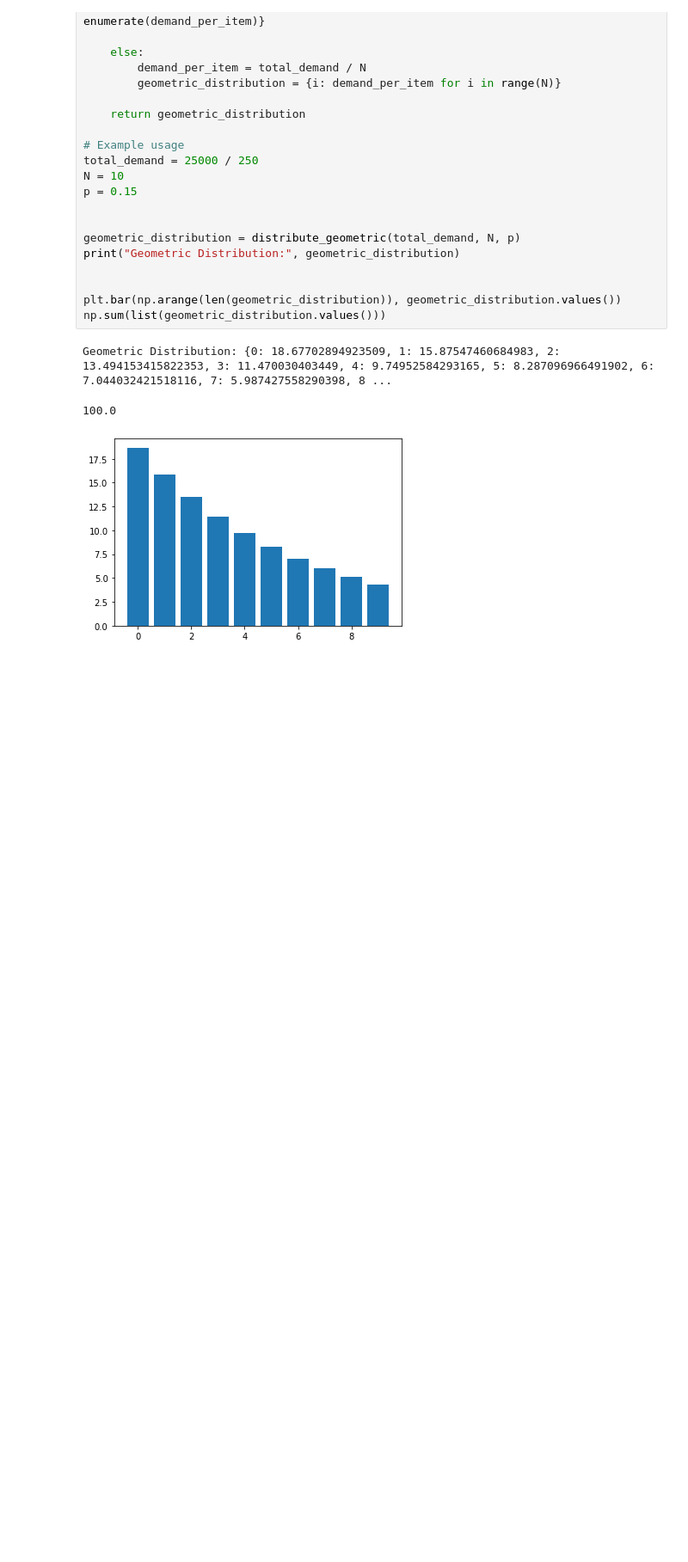
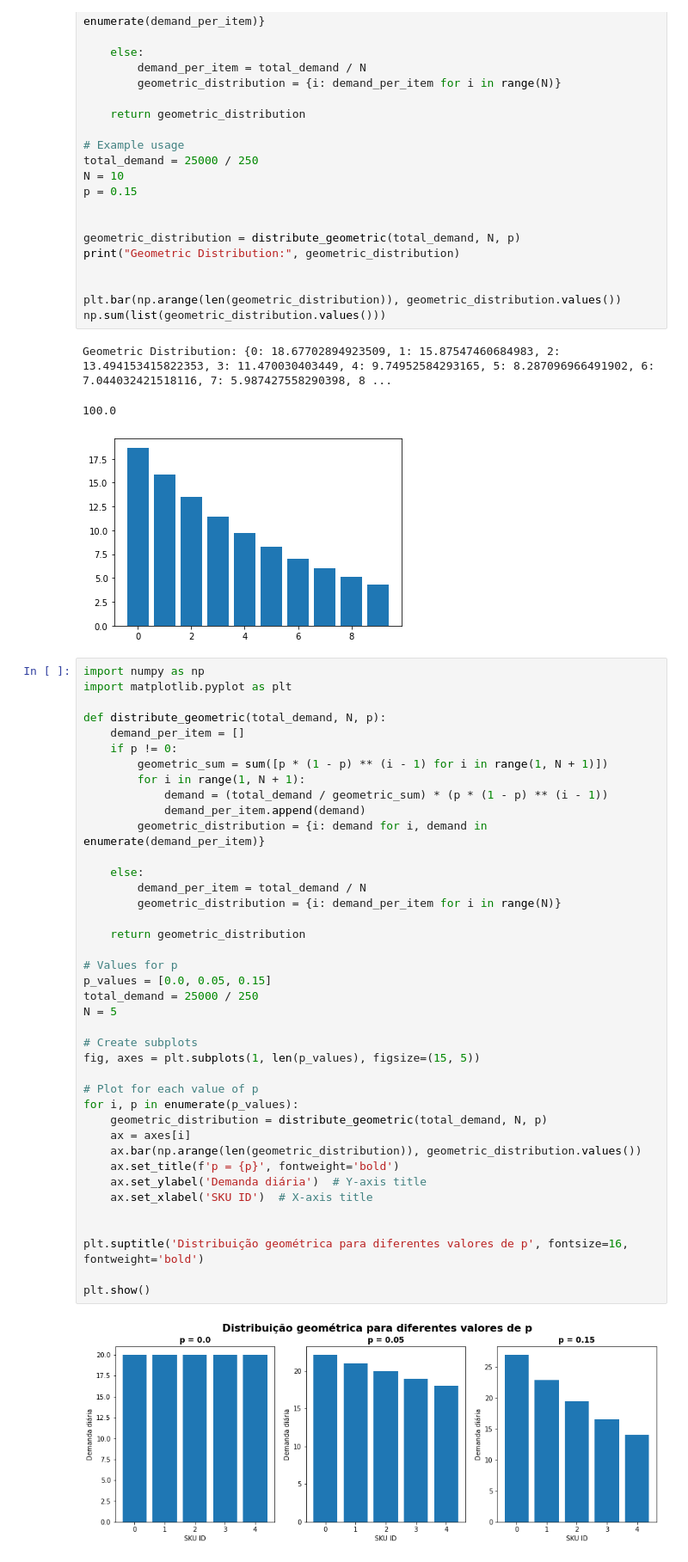
Before and after one commit to yu9800/SELSP_simOpt, a Jupyter notebook: test.ipynb, the cells around one changed output. Shown at 86% size. Cells and saved outputs as stored; diff of their text form; blank space fills up the shorter version.

```diff
--- a/test.ipynb
+++ b/test.ipynb
@@ -103,3 +103,45 @@ np.sum(list(geometric_distribution.values()))
 Geometric Distribution: {0: 18.67702894923509, 1: 15.87547460684983, 2: 13.494153415822353, 3: 11.470030403449, 4: 9.74952584293165, 5: 8.287096966491902, 6: 7.044032421518116, 7: 5.987427558290398, 8 ...
 100.0
 [figure]
+# %%
+import numpy as np
+import matplotlib.pyplot as plt
+
+def distribute_geometric(total_demand, N, p):
+    demand_per_item = []
+    if p != 0:
+        geometric_sum = sum([p * (1 - p) ** (i - 1) for i in range(1, N + 1)])
+        for i in range(1, N + 1):
+            demand = (total_demand / geometric_sum) * (p * (1 - p) ** (i - 1))
+            demand_per_item.append(demand)
+        geometric_distribution = {i: demand for i, demand in enumerate(demand_per_item)}
+
+    else:
+        demand_per_item = total_demand / N
+        geometric_distribution = {i: demand_per_item for i in range(N)}
+
+    return geometric_distribution
+
+# Values for p
+p_values = [0.0, 0.05, 0.15]
+total_demand = 25000 / 250
+N = 5
+
+# Create subplots
+fig, axes = plt.subplots(1, len(p_values), figsize=(15, 5))
+
+# Plot for each value of p
+for i, p in enumerate(p_values):
+    geometric_distribution = distribute_geometric(total_demand, N, p)
+    ax = axes[i]
+    ax.bar(np.arange(len(geometric_distribution)), geometric_distribution.values())
+    ax.set_title(f'p = {p}', fontweight='bold')
+    ax.set_ylabel('Demanda diária')  # Y-axis title
+    ax.set_xlabel('SKU ID')  # X-axis title
+
+
+plt.suptitle('Distribuição geométrica para diferentes valores de p', fontsize=16, fontweight='bold')
+
+plt.show()
+# %% [output]
+[figure, added]
```
Also changed, not shown: 2 other files.
